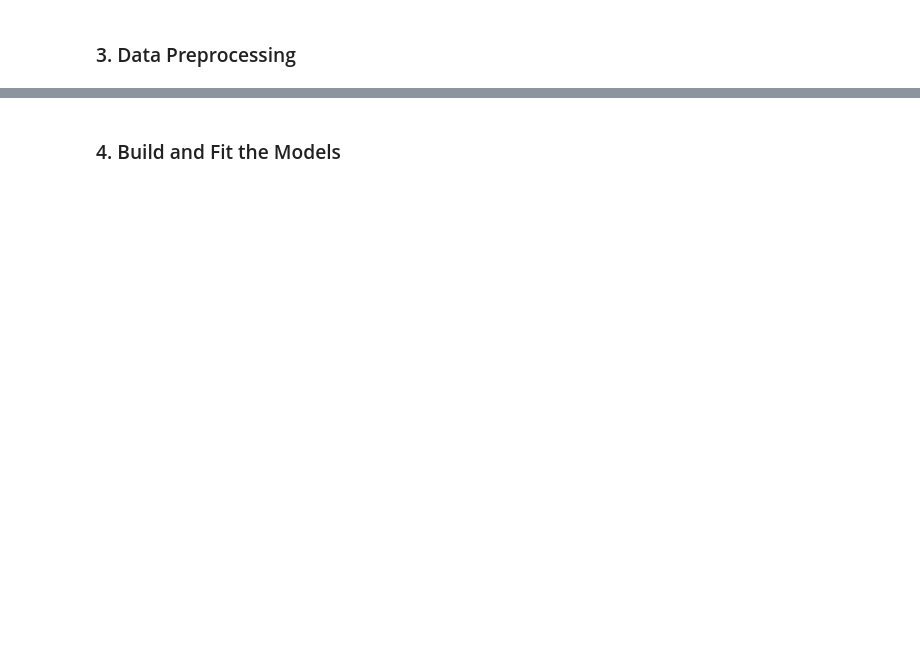
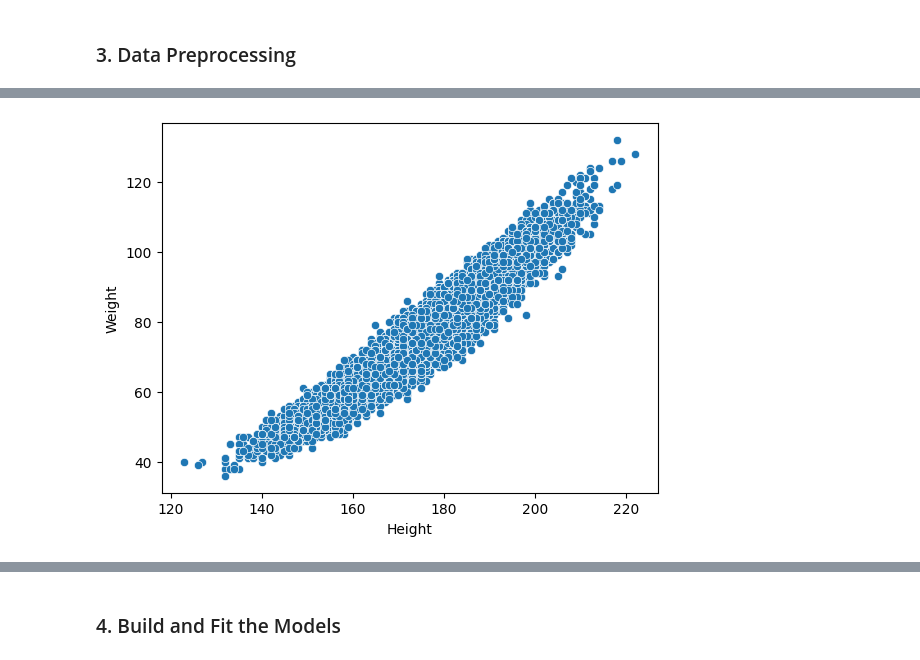
Before and after one commit to fatahrahimi330/100-Machine-Learning-Projects, a Jupyter notebook: 56-Calories Burnt Prediction/CaloriesBurntPrediction.ipynb, the cells around one changed output, grey strips where cells are left out. Cells and saved outputs as stored; diff of their text form; code cells hidden in the pictures; blank space fills up the shorter version.

Commit message:
Calories Burnt Prediction Project

```diff
--- a/56-Calories Burnt Prediction/CaloriesBurntPrediction.ipynb
+++ b/56-Calories Burnt Prediction/CaloriesBurntPrediction.ipynb
@@ -13,0 +14,5 @@ url = ""
+# %%
+url_2 = "https://media.githubusercontent.com/media/fatahrahimi330/100-Machine-Learning-Projects/refs/heads/master/56-Calories%20Burnt%20Prediction/calories.csv"
+# %%
+df1 = df = pd.read_csv(url_1)
+df1.head()
@@ -13,0 +26,3 @@ url = ""
+# %%
+df2 = pd.read_csv(url_2)
+df2.head()
@@ -14,3 +36,3 @@ url = ""
 # %%
-df = pd.read_csv(url)
+df = pd.merge(df1, df2, on='User_ID')
 df.head()
@@ -18,0 +97,5 @@ df.head()
+# %%
+sns.scatterplot(x='Height', y='Weight', data=df)
+plt.show()
+# %% [output]
+[figure, added]
```
Also changed, not shown: parts of 21 cells of this notebook, 4 other files.
